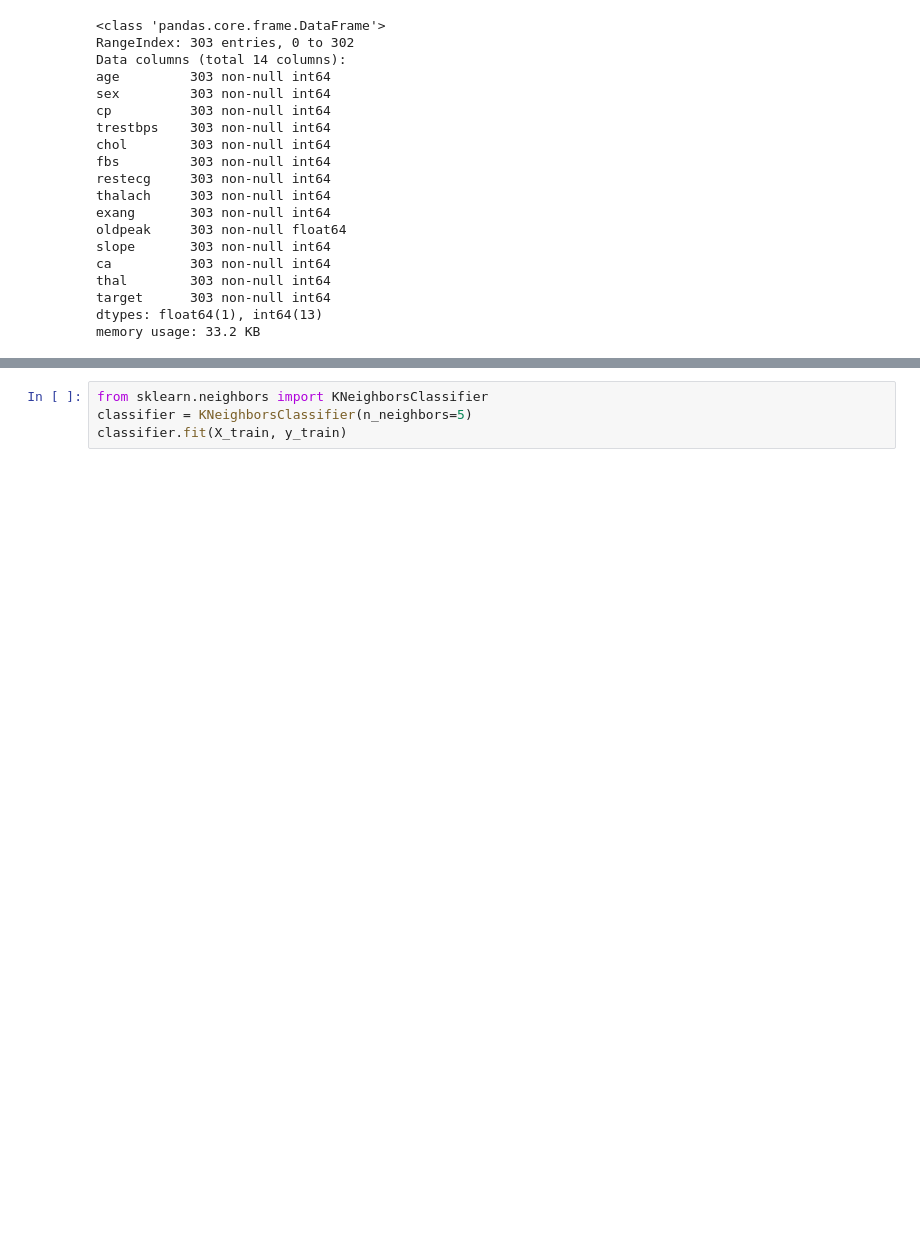
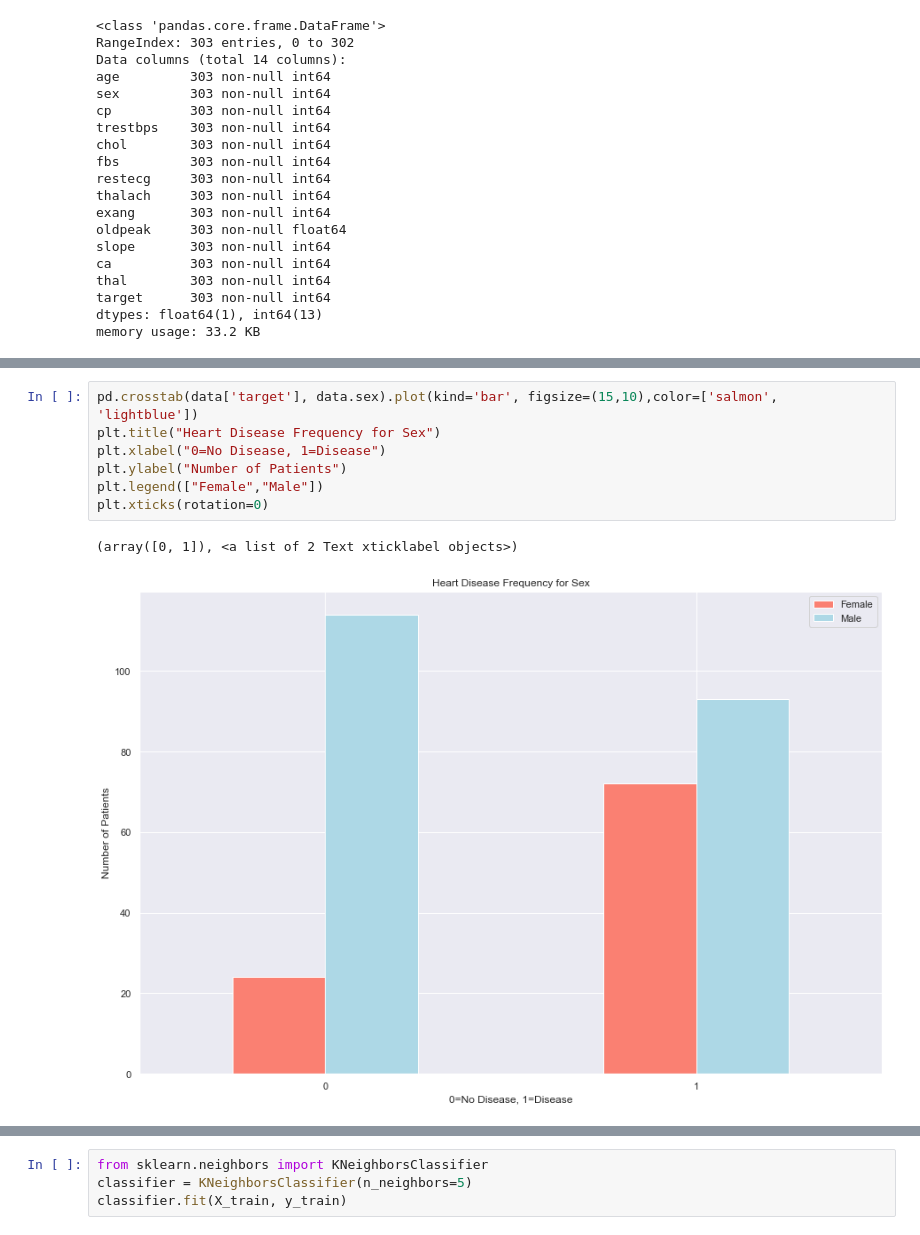
Before and after one commit to duvindu007/Heart_Disease, a Jupyter notebook: Analysis.ipynb, the cells around one changed output, grey strips where cells are left out. Drawn from its saved outputs; the diff is of its cells as text; blank space fills up the shorter version.

```diff
--- a/Analysis.ipynb
+++ b/Analysis.ipynb
@@ -73,0 +127,10 @@ dtype: int64
+# %%
+pd.crosstab(data['target'], data.sex).plot(kind='bar', figsize=(15,10),color=['salmon', 'lightblue'])
+plt.title("Heart Disease Frequency for Sex")
+plt.xlabel("0=No Disease, 1=Disease")
+plt.ylabel("Number of Patients")
+plt.legend(["Female","Male"])
+plt.xticks(rotation=0)
+# %% [output]
+(array([0, 1]), <a list of 2 Text xticklabel objects>)
+[figure, added]
```
Also changed, not shown: parts of 36 cells of this notebook.
